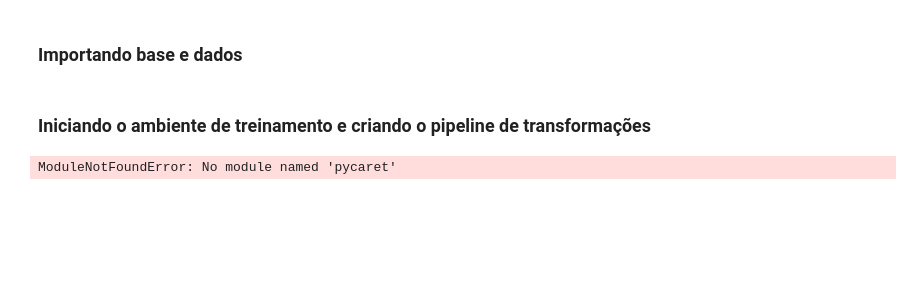
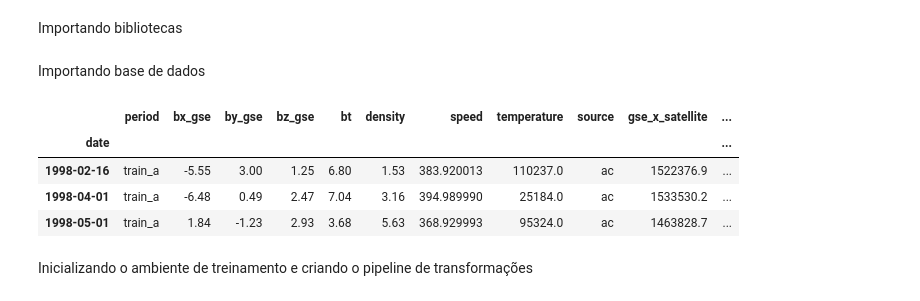
Before and after one commit to victorbuenoviana/vii_desafio_em_ciencia_de_dados, a Jupyter notebook: code/3_desenvolvimento_modelo_sem_nulos.ipynb, the cells around one changed output. Cells and saved outputs as stored; diff of their text form; code cells hidden in the pictures; blank space fills up the shorter version.

```diff
--- a/code/3_desenvolvimento_modelo_sem_nulos.ipynb
+++ b/code/3_desenvolvimento_modelo_sem_nulos.ipynb
@@ -3,2 +12,4 @@
+# %% [markdown]
+Importando bibliotecas
 # %%
 import pandas as pd
@@ -5,16 +17,13 @@ import pandas as pd
-# %% [markdown]
-### Importando base e dados
+# %% [markdown]
+Importando base de dados
 # %%
-df = pd.read_parquet(
-    r'..\data\df_consolidado_sem_nulos.parquet')
+df = pd.read_parquet(r'df_consolidado_sem_nulos.parquet')
+df.head(3)
+# %% [output]
+|  | period | bx_gse | by_gse | bz_gse | bt | density | speed | temperature | source | gse_x_satellite | ... |
+| date |  |  |  |  |  |  |  |  |  |  | ... |
+| 1998-02-16 | train_a | -5.55 | 3.00 | 1.25 | 6.80 | 1.53 | 383.920013 | 110237.0 | ac | 1522376.9 | ... |
+| 1998-04-01 | train_a | -6.48 | 0.49 | 2.47 | 7.04 | 3.16 | 394.989990 | 25184.0 | ac | 1533530.2 | ... |
+| 1998-05-01 | train_a | 1.84 | -1.23 | 2.93 | 3.68 | 5.63 | 368.929993 | 95324.0 | ac | 1463828.7 | ... |
 # %% [markdown]
-### Iniciando o ambiente de treinamento e criando o pipeline de transformações
+Inicializando o ambiente de treinamento e criando o pipeline de transformações
-# %%
-# import pycaret regression and init setup
-from pycaret.regression import *
-
-setup = setup(data,
-          target = 'charges',
-          session_id = 42)
-# %% [output]
-ModuleNotFoundError: No module named 'pycaret'
```
Also changed, not shown: parts of 36 cells of this notebook, 13 other files.
